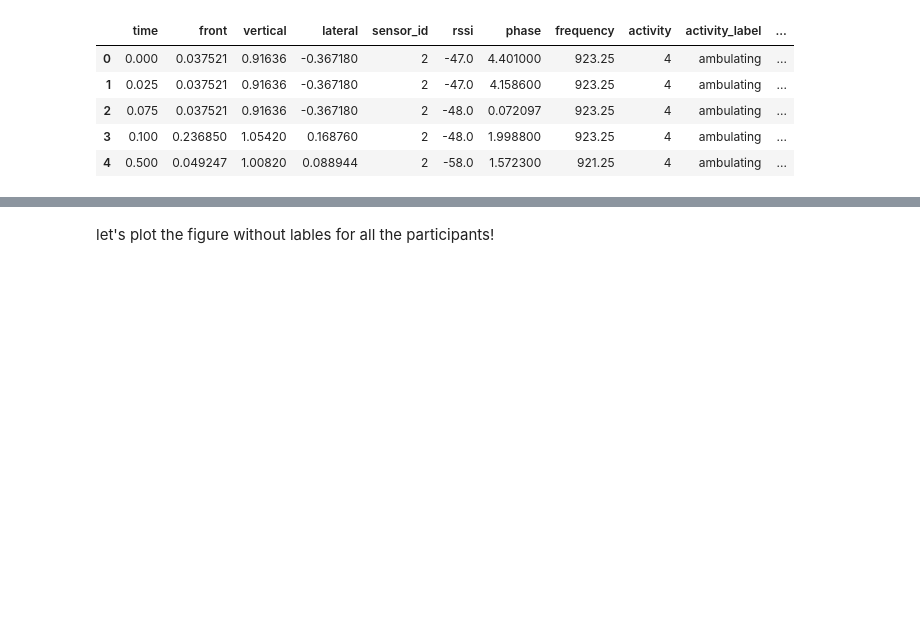
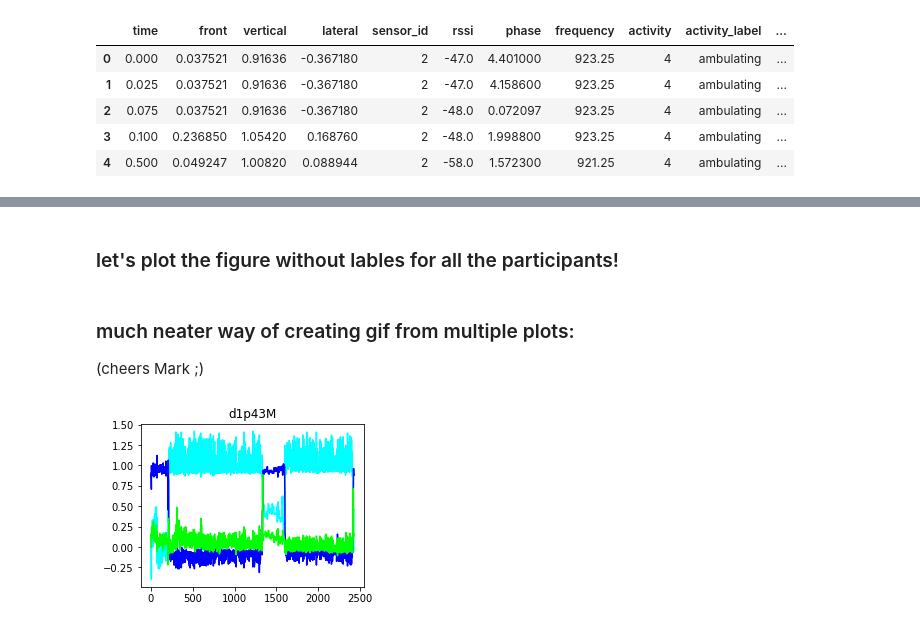
Before and after one commit to ym-pett/motiondetection, a Jupyter notebook: notebooks/plotting_experiments.ipynb, the cells around one changed output, grey strips where cells are left out. Saved outputs shown, nothing was run; the diff lists cells and outputs as text; code cells hidden in the pictures; blank space fills up the shorter version.

Commit message:
different ways of plotting data for all participants

```diff
--- a/notebooks/plotting_experiments.ipynb
+++ b/notebooks/plotting_experiments.ipynb
@@ -76,7 +76,7 @@ data_points.min()
 # %%
 len(data_points[data_points < 100])
 # %% [markdown]
-let's plot the figure without lables for all the participants!
+### let's plot the figure without lables for all the participants!
 # %%
 def plotter(name, group):
     fig, ax = plt.subplots()
@@ -89,3 +89,25 @@ def plotter(name, group):
 # %%
 for name, group in activity_df.groupby('participant'):
     plotter(name, group)
+# %% [markdown]
+### much neater way of creating gif from multiple plots:
+
+(cheers Mark ;)
+# %%
+from matplotlib.animation import FuncAnimation
+
+fig, ax = plt.subplots(figsize=(4, 3))
+names = activity_df['participant'].unique()
+
+def plotter(i):
+    plt.cla()
+    group = activity_df[activity_df['participant'] == names[i]]
+    ax.plot(group['front'], color='aqua')
+    ax.plot(group['vertical'], color='blue')
+    ax.plot(group['lateral'], color='lime')
+    ax.set_title(names[i])
+
+anim = FuncAnimation(fig, plotter, frames=np.arange(0, len(names)), interval=1000)
+anim.save('plots.gif', dpi=150, writer='pillow')
+# %% [output]
+[figure, added]
```
Also changed, not shown: parts of 2 cells of this notebook.
